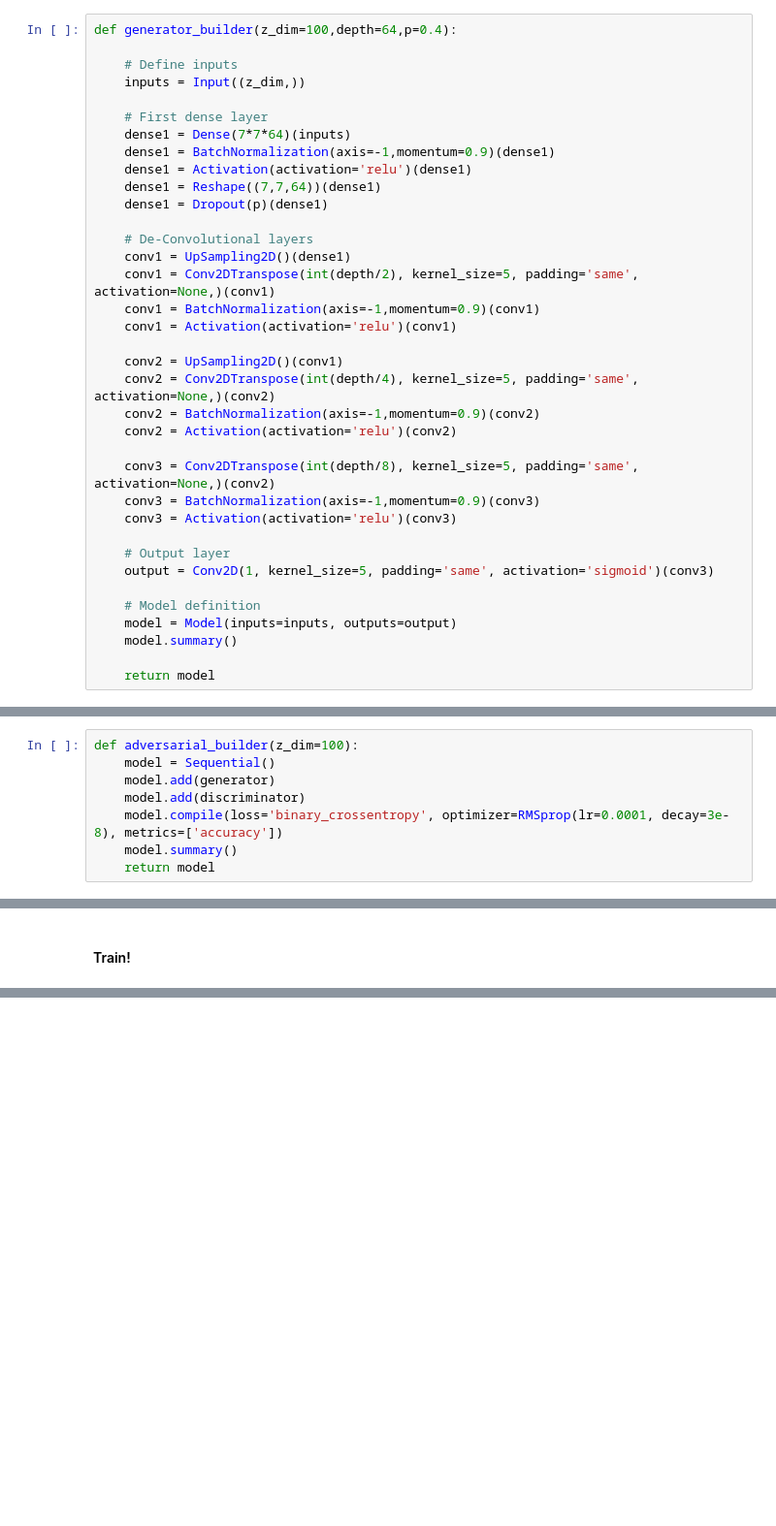
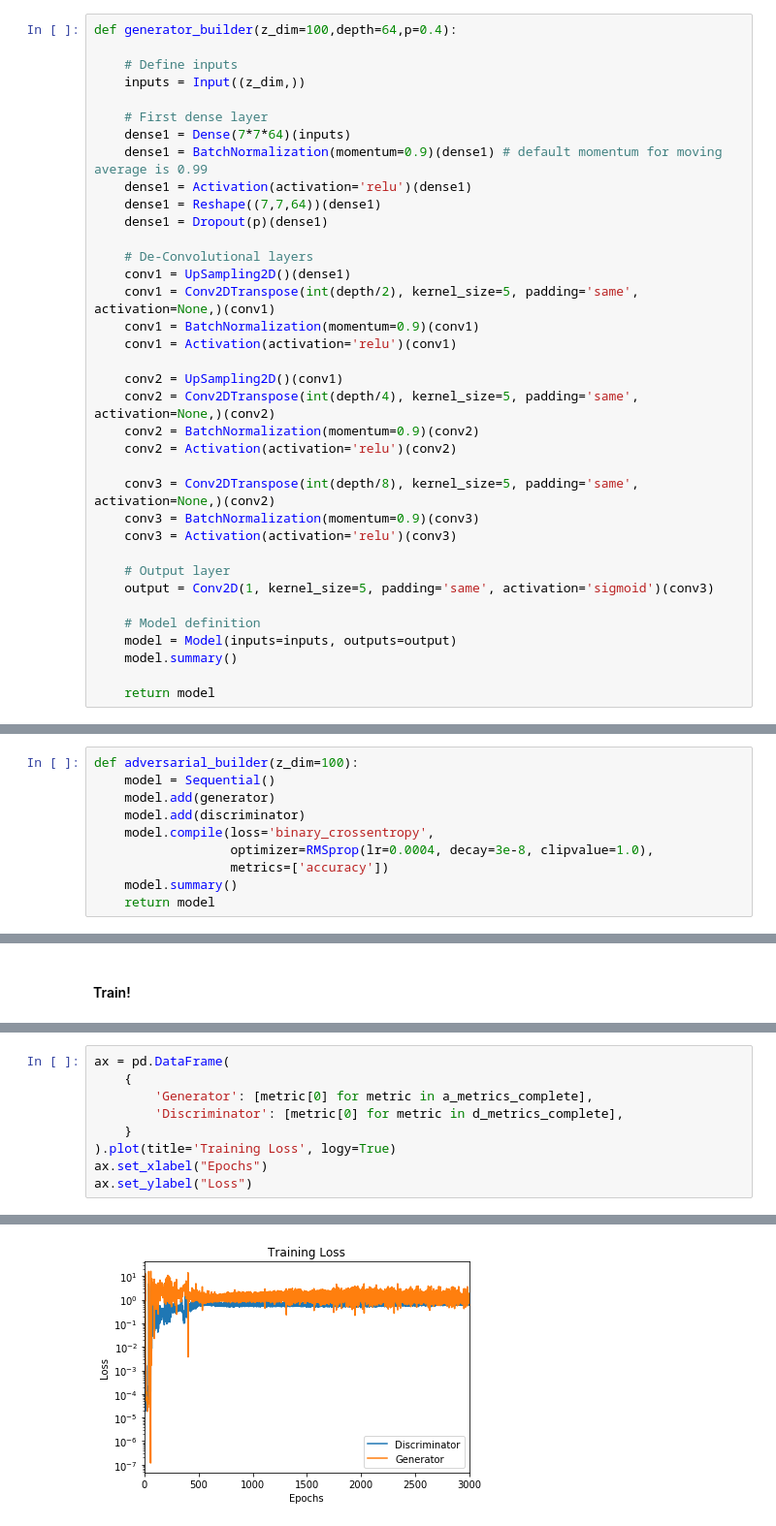
Before and after one commit to the-deep-learners/TensorFlow-LiveLessons, a Jupyter notebook: notebooks/generative_adversarial_network.ipynb, the cells around one changed output, grey strips where cells are left out. Shown: that part at 97% size. Cells and saved outputs as stored; diff of their text form; blank space fills up the shorter version.

```diff
--- a/notebooks/generative_adversarial_network.ipynb
+++ b/notebooks/generative_adversarial_network.ipynb
@@ -119,7 +152,7 @@ def generator_builder(z_dim=100,depth=64,p=0.4):
 
     # First dense layer
     dense1 = Dense(7*7*64)(inputs)
-    dense1 = BatchNormalization(axis=-1,momentum=0.9)(dense1)
+    dense1 = BatchNormalization(momentum=0.9)(dense1) # default momentum for moving average is 0.99
     dense1 = Activation(activation='relu')(dense1)
     dense1 = Reshape((7,7,64))(dense1)
     dense1 = Dropout(p)(dense1)
@@ -127,16 +160,16 @@ def generator_builder(z_dim=100,depth=64,p=0.4):
     # De-Convolutional layers
     conv1 = UpSampling2D()(dense1)
     conv1 = Conv2DTranspose(int(depth/2), kernel_size=5, padding='same', activation=None,)(conv1)
-    conv1 = BatchNormalization(axis=-1,momentum=0.9)(conv1)
+    conv1 = BatchNormalization(momentum=0.9)(conv1)
     conv1 = Activation(activation='relu')(conv1)
 
     conv2 = UpSampling2D()(conv1)
     conv2 = Conv2DTranspose(int(depth/4), kernel_size=5, padding='same', activation=None,)(conv2)
-    conv2 = BatchNormalization(axis=-1,momentum=0.9)(conv2)
+    conv2 = BatchNormalization(momentum=0.9)(conv2)
     conv2 = Activation(activation='relu')(conv2)
 
     conv3 = Conv2DTranspose(int(depth/8), kernel_size=5, padding='same', activation=None,)(conv2)
-    conv3 = BatchNormalization(axis=-1,momentum=0.9)(conv3)
+    conv3 = BatchNormalization(momentum=0.9)(conv3)
     conv3 = Activation(activation='relu')(conv3)
 
     # Output layer
@@ -174,7 +207,9 @@ def adversarial_builder(z_dim=100):
     model = Sequential()
     model.add(generator)
     model.add(discriminator)
-    model.compile(loss='binary_crossentropy', optimizer=RMSprop(lr=0.0001, decay=3e-8), metrics=['accuracy'])
+    model.compile(loss='binary_crossentropy',
+                  optimizer=RMSprop(lr=0.0004, decay=3e-8, clipvalue=1.0),
+                  metrics=['accuracy'])
     model.summary()
     return model
 # %%
@@ -249,0 +346,10 @@ KeyboardInterrupt:
+# %%
+ax = pd.DataFrame(
+    {
+        'Generator': [metric[0] for metric in a_metrics_complete],
+        'Discriminator': [metric[0] for metric in d_metrics_complete],
+    }
+).plot(title='Training Loss', logy=True)
+ax.set_xlabel("Epochs")
+ax.set_ylabel("Loss")
+# %% [output]
@@ -249,0 +357 @@ KeyboardInterrupt:
+[figure, added]
```
Also changed, not shown: parts of 18 cells of this notebook.
